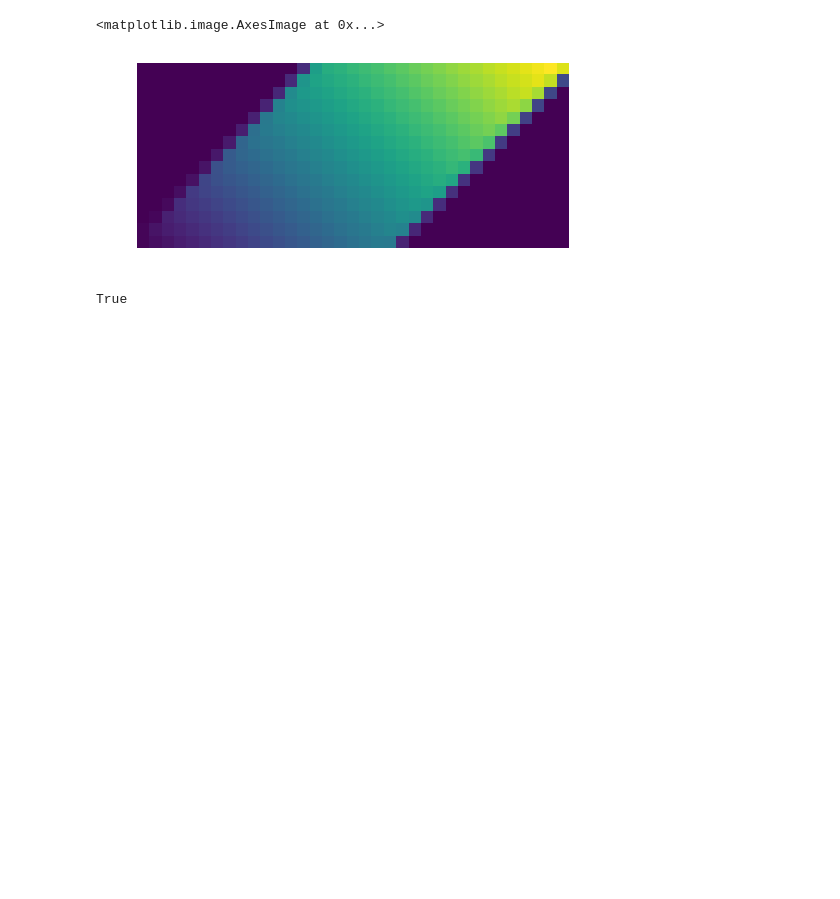
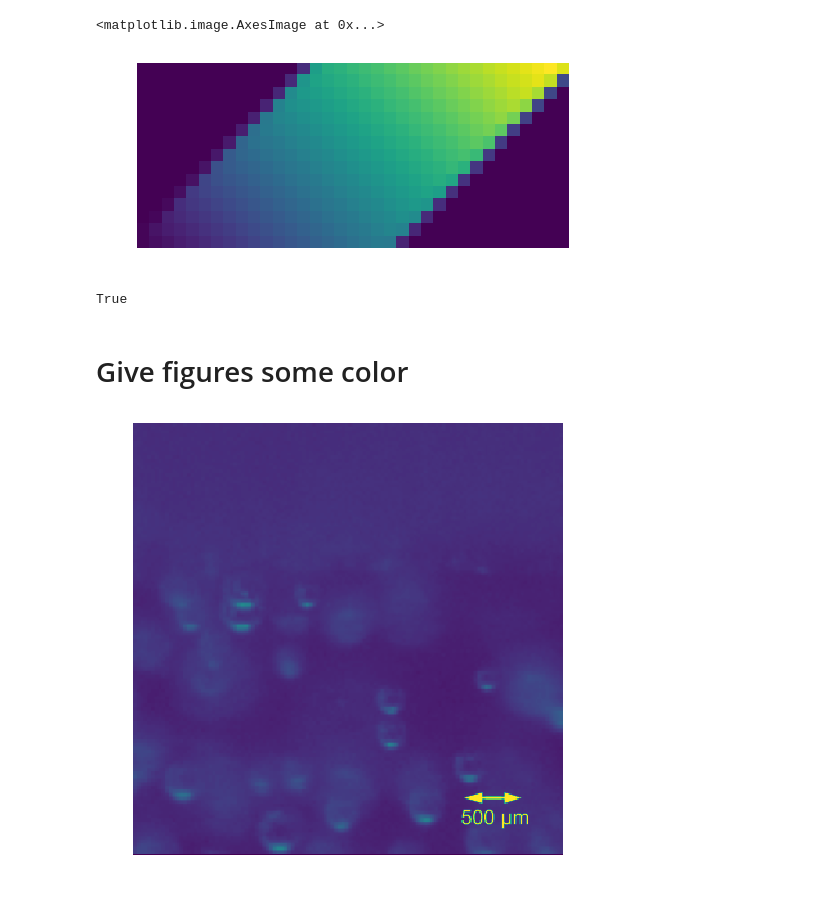
Before and after one commit to zazizizou/gradient_ansatz, a Jupyter notebook: thesis_graphsand_figures.ipynb, the cells around one changed output. Cells and saved outputs as stored; diff of their text form; code cells hidden in the pictures; blank space fills up the shorter version.

```diff
--- a/thesis_graphsand_figures.ipynb
+++ b/thesis_graphsand_figures.ipynb
@@ -639,3 +641,26 @@ tmp = cv2.imread("../thesis/images/aeolotron_result_raw.bmp", 0)
 cv2.imwrite("../thesis/images/aeolotron_result_raw.png", tmp)
 # %% [output]
 True
+# %% [markdown]
+# Give figures some color
+# %%
+imlst = [
+    "../thesis/images/aq_result_low_small_1.png",
+    "../thesis/images/aq_result_low_small_2.png",
+    "../thesis/images/aq_result_surf_small_1.png",
+    "../thesis/images/aq_result_surf_small_2.png",
+    "../thesis/images/aquarium_result_high_conc_1.png",
+    "../thesis/images/aquarium_result_high_conc_2.png",
+    "../thesis/images/aeolotron_result_small_1.png",
+    "../thesis/images/aeolotron_result_small_2.png",
+]
+# %%
+"""
+for imname in imlst:
+    im = cv2.imread(imname)
+    init_figure()
+    plt.imshow(im[:,:,2])
+    plt.savefig(imname.replace("_GRAY", ""))
+"""
+# %% [output]
+[figure, added]
```
Also changed, not shown: parts of 7 cells of this notebook, 1 other file.
